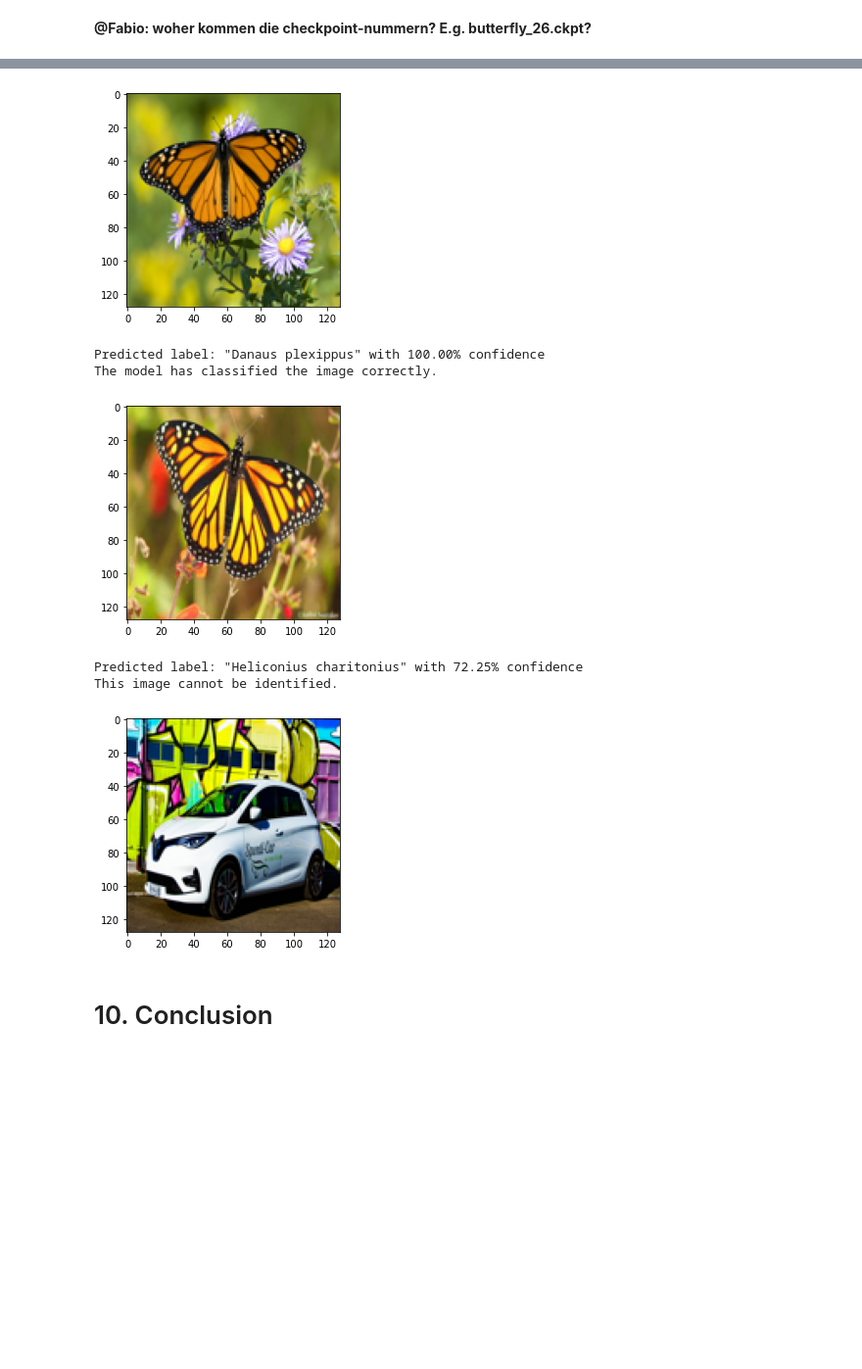
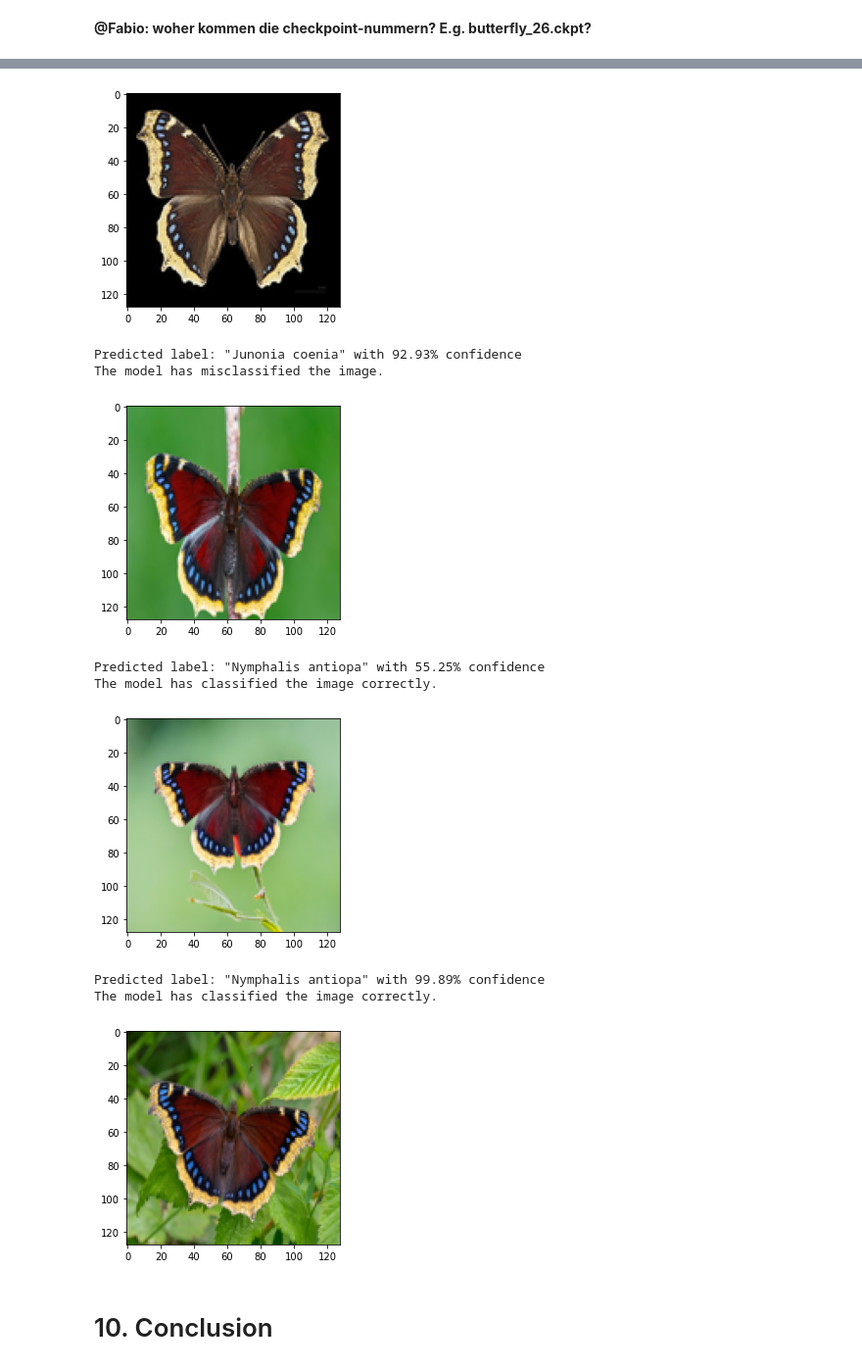
Before and after one commit to hurni/Module-3, a Jupyter notebook: butterfly-classification_v3.ipynb, the cells around one changed output, grey strips where cells are left out. Shown at 98% size. Cells and saved outputs as stored; diff of their text form; code cells hidden in the pictures; blank space fills up the shorter version.

```diff
--- a/butterfly-classification_v3.ipynb
+++ b/butterfly-classification_v3.ipynb
@@ -705,0 +710,8 @@ Target:
+# %%
+species = 'Nymphalis antiopa'
+
+from simple_image_download import simple_image_download as simp
+
+response = simp.simple_image_download
+
+response().download(species, 5)
@@ -707,7 +721,7 @@ Target:
 
 # array of all images from the links above
 final_test = []
-for img in glob.glob("./test_images/*.*"):
+for img in glob.glob("./simple_images/Nymphalis_antiopa/*.jpeg"):
     # Load images
     image = Image.open(img)
     # Resize image
@@ -721,19 +735,13 @@ final_test.shape
 # %%
-
 for i in range(len(final_test)):
     # Test trained model on image with id = i
     y_pred = model.predict(final_test[i:i+1].astype(float))
     # Print the index of the class with the highest predicted probability
     print(f'Predicted label: "{enc.classes_[np.argmax(y_pred)]}" with {y_pred.ravel()[np.argmax(y_pred)]*100:2.2f}% confidence')
-
-    if y_pred.ravel()[np.argmax(y_pred)] < .8:
-        print ("This image cannot be identified.")
-
+    if enc.classes_[np.argmax(y_pred)] == species:
+        print(f'The model has classified the image correctly.')
     else:
-
-        if enc.classes_[np.argmax(y_pred)] == 'Danaus plexippus':
-            print(f'The model has classified the image correctly.')
-
+        print(f'The model has misclassified the image.')
     plt.imshow(final_test[i])
     plt.show();
 # %% [output]
@@ -745,10 +753,13 @@ The model has classified the image correctly.
-[figure, old version]
+[figure, new version]
-Predicted label: "Danaus plexippus" with 100.00% confidence
-The model has classified the image correctly.
+Predicted label: "Junonia coenia" with 92.93% confidence
+The model has misclassified the image.
-[figure, old version]
+[figure, new version]
-Predicted label: "Heliconius charitonius" with 72.25% confidence
-This image cannot be identified.
+Predicted label: "Nymphalis antiopa" with 55.25% confidence
+The model has classified the image correctly.
-[figure, old version]
+[figure, new version]
+Predicted label: "Nymphalis antiopa" with 99.89% confidence
+The model has classified the image correctly.
+[figure, added]
 # %% [markdown]
 <a name="conclusion"></a>
 # 10. Conclusion
```
Also changed, not shown: parts of 12 cells of this notebook.
